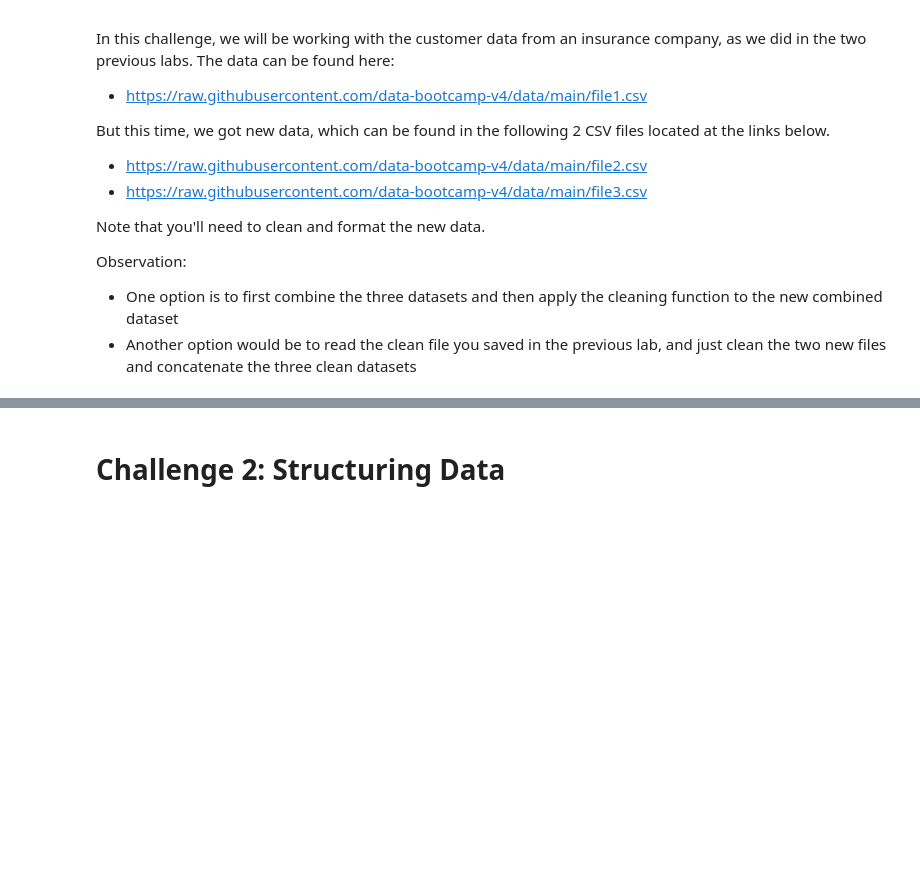
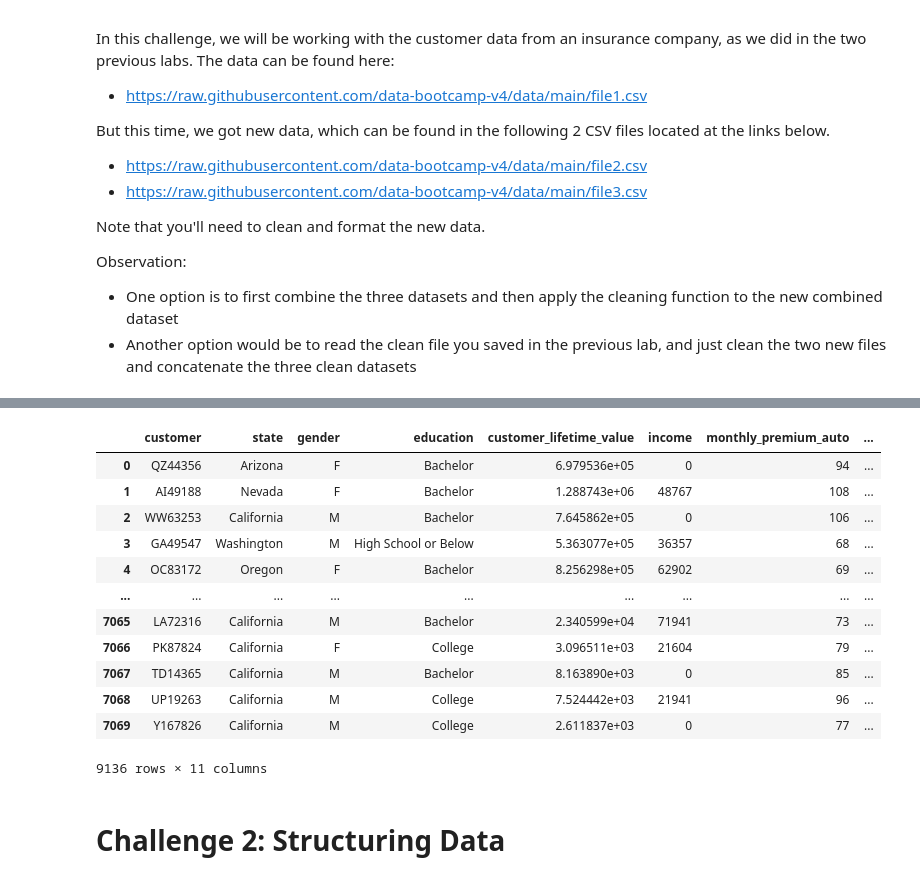
Before and after one commit to Eddclectic/lab-dw-data-structuring-and-combining, a Jupyter notebook: lab-dw-data-structuring-and-combining.ipynb, the cells around one changed output, grey strips where cells are left out. Drawn from its saved outputs; the diff is of its cells as text; code cells hidden in the pictures; blank space fills up the shorter version.

```diff
--- a/lab-dw-data-structuring-and-combining.ipynb
+++ b/lab-dw-data-structuring-and-combining.ipynb
@@ -51,0 +93,5 @@ data3
+# %%
+# 4 Dealing with duplicates
+data2=data2.drop_duplicates()
+data2=data2.reset_index(drop=True)
+data2.duplicated().sum()
@@ -51,0 +100,12 @@ data3
+# %%
+# 1 Cleaning invalid values for Data3
+data3.columns=data3.columns.str.strip().str.lower().str.replace(' ', '_')
+data3.rename(columns={"st":"state"}, inplace=True)
+data3["gender"]=data3["gender"].replace({"Male":"M","female":"F","Femal":"F"})
+data3["education"]=data3["education"].replace({"Bachelors":"Bachelor"})
+data3["vehicle_class"]=data3["vehicle_class"].replace({"Sports Car":"luxury","Luxury SUV":"luxury","Luxury Car":"luxury"})
+# %%
+# 2 Handling Null values
+data3=data3.ffill()
+data3=data3.dropna(subset=["gender","customer_lifetime_value"])
+data3.info()
@@ -51,0 +131,5 @@ data3
+# %%
+# 4 Dealing with duplicates
+data3=data3.drop_duplicates()
+data3=data3.reset_index(drop=True)
+data3.duplicated().sum()
@@ -52,3 +150,20 @@ data3
+# %%
+main_data=pd.concat([data_main,data2,data3],axis=0)
+main_data
+# %% [output]
+|  | customer | state | gender | education | customer_lifetime_value | income | monthly_premium_auto | ... |
+| 0 | QZ44356 | Arizona | F | Bachelor | 6.979536e+05 | 0 | 94 | ... |
+| 1 | AI49188 | Nevada | F | Bachelor | 1.288743e+06 | 48767 | 108 | ... |
+| 2 | WW63253 | California | M | Bachelor | 7.645862e+05 | 0 | 106 | ... |
+| 3 | GA49547 | Washington | M | High School or Below | 5.363077e+05 | 36357 | 68 | ... |
+| 4 | OC83172 | Oregon | F | Bachelor | 8.256298e+05 | 62902 | 69 | ... |
+| ... | ... | ... | ... | ... | ... | ... | ... | ... |
+| 7065 | LA72316 | California | M | Bachelor | 2.340599e+04 | 71941 | 73 | ... |
+| 7066 | PK87824 | California | F | College | 3.096511e+03 | 21604 | 79 | ... |
+| 7067 | TD14365 | California | M | Bachelor | 8.163890e+03 | 0 | 85 | ... |
+| 7068 | UP19263 | California | M | College | 7.524442e+03 | 21941 | 96 | ... |
+| 7069 | Y167826 | California | M | College | 2.611837e+03 | 0 | 77 | ... |
+9136 rows × 11 columns
 # %% [markdown]
 # Challenge 2: Structuring Data
 # %% [markdown]
```
Also changed, not shown: parts of 22 cells of this notebook.
